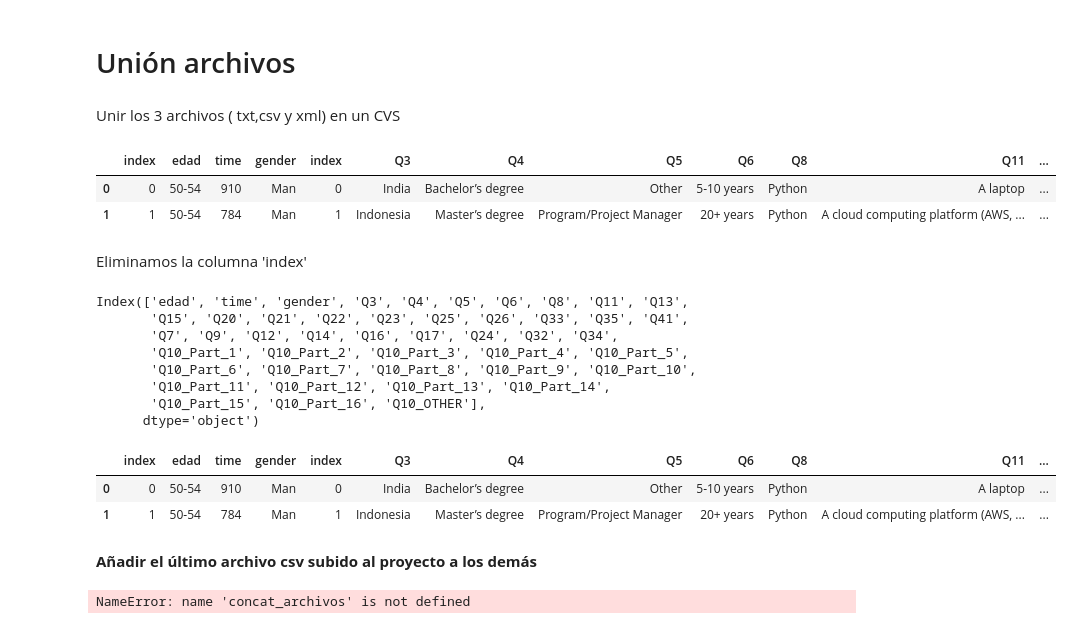
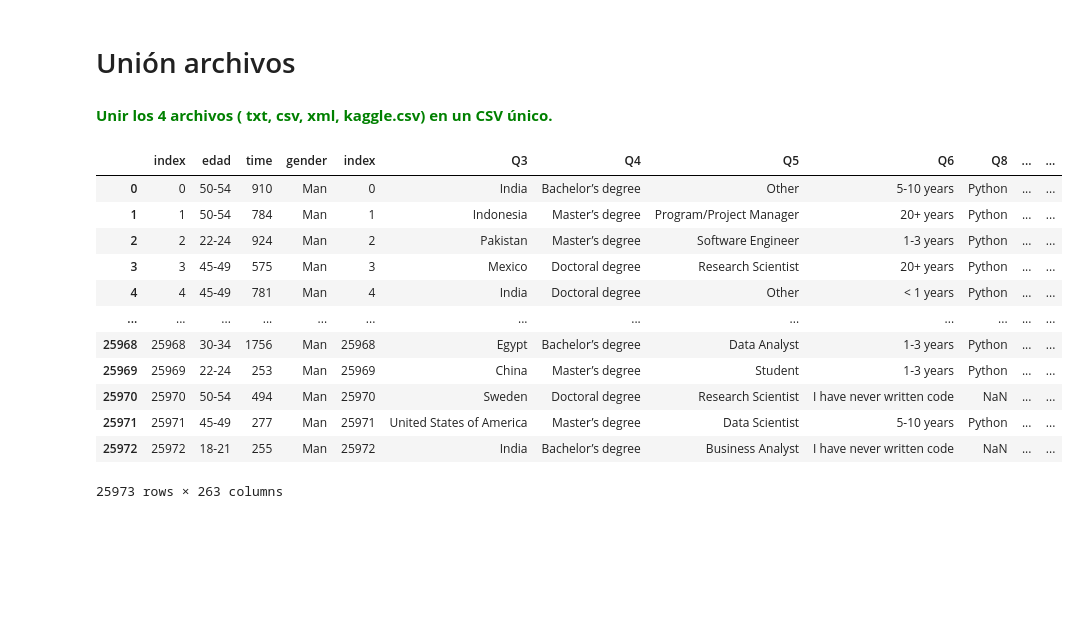
Before and after one commit to Adalab/project-da-promo-A-module-2-team-2, a Jupyter notebook: Proyecto 2.ipynb, the cells around one changed output. Saved outputs shown, nothing was run; the diff lists cells and outputs as text; code cells hidden in the pictures; blank space fills up the shorter version.

```diff
--- a/Proyecto 2.ipynb
+++ b/Proyecto 2.ipynb
@@ -78,3 +79,3 @@ df_xml
 # %%
-archivo_nuevo = pd.read_csv("data_remaning_kaggle.csv")
-archivo_nuevo.head(2)
+archivo_kaggle = pd.read_csv("data_remaning_kaggle.csv")
+archivo_kaggle.head(2)
@@ -93,38 +98,22 @@ print(archivo_csv.shape)
 # %% [markdown]
 # Unión archivos
 # %% [markdown]
-Unir los 3 archivos ( txt,csv y xml) en un CVS
+
+<font color=green>**Unir los 4 archivos ( txt, csv, xml, kaggle.csv) en un CSV único.**</font>
 # %%
-concat_archivos = pd.concat([df_xml, archivo_txt, archivo_csv], axis=1)
-concat_archivos.head(2)
+concat_archivos = pd.concat([df_xml, archivo_txt, archivo_csv, archivo_kaggle], axis=1)
+concat_archivos
 # %% [output]
-|  | index | edad | time | gender | index | Q3 | Q4 | Q5 | Q6 | Q8 | Q11 | ... |
-| 0 | 0 | 50-54 | 910 | Man | 0 | India | Bachelor’s degree | Other | 5-10 years | Python | A laptop | ... |
-| 1 | 1 | 50-54 | 784 | Man | 1 | Indonesia | Master’s degree | Program/Project Manager | 20+ years | Python | A cloud computing platform (AWS, ... | ... |
+|  | index | edad | time | gender | index | Q3 | Q4 | Q5 | Q6 | Q8 | ... | ... |
+| 0 | 0 | 50-54 | 910 | Man | 0 | India | Bachelor’s degree | Other | 5-10 years | Python | ... | ... |
+| 1 | 1 | 50-54 | 784 | Man | 1 | Indonesia | Master’s degree | Program/Project Manager | 20+ years | Python | ... | ... |
+| 2 | 2 | 22-24 | 924 | Man | 2 | Pakistan | Master’s degree | Software Engineer | 1-3 years | Python | ... | ... |
+| 3 | 3 | 45-49 | 575 | Man | 3 | Mexico | Doctoral degree | Research Scientist | 20+ years | Python | ... | ... |
+| 4 | 4 | 45-49 | 781 | Man | 4 | India | Doctoral degree | Other | < 1 years | Python | ... | ... |
+| ... | ... | ... | ... | ... | ... | ... | ... | ... | ... | ... | ... | ... |
+| 25968 | 25968 | 30-34 | 1756 | Man | 25968 | Egypt | Bachelor’s degree | Data Analyst | 1-3 years | Python | ... | ... |
+| 25969 | 25969 | 22-24 | 253 | Man | 25969 | China | Master’s degree | Student | 1-3 years | Python | ... | ... |
+| 25970 | 25970 | 50-54 | 494 | Man | 25970 | Sweden | Doctoral degree | Research Scientist | I have never written code | NaN | ... | ... |
+| 25971 | 25971 | 45-49 | 277 | Man | 25971 | United States of America | Master’s degree | Data Scientist | 5-10 years | Python | ... | ... |
+| 25972 | 25972 | 18-21 | 255 | Man | 25972 | India | Bachelor’s degree | Business Analyst | I have never written code | NaN | ... | ... |
+25973 rows × 263 columns
-# %% [markdown]
-Eliminamos la columna 'index'
-# %%
-del concat_archivos["index"]
-print(concat_archivos.columns)
-# %% [output]
-Index(['edad', 'time', 'gender', 'Q3', 'Q4', 'Q5', 'Q6', 'Q8', 'Q11', 'Q13',
-       'Q15', 'Q20', 'Q21', 'Q22', 'Q23', 'Q25', 'Q26', 'Q33', 'Q35', 'Q41',
-       'Q7', 'Q9', 'Q12', 'Q14', 'Q16', 'Q17', 'Q24', 'Q32', 'Q34',
-       'Q10_Part_1', 'Q10_Part_2', 'Q10_Part_3', 'Q10_Part_4', 'Q10_Part_5',
-       'Q10_Part_6', 'Q10_Part_7', 'Q10_Part_8', 'Q10_Part_9', 'Q10_Part_10',
-       'Q10_Part_11', 'Q10_Part_12', 'Q10_Part_13', 'Q10_Part_14',
-       'Q10_Part_15', 'Q10_Part_16', 'Q10_OTHER'],
-      dtype='object')
-# %%
-concat_archivos.head(2)
-# %% [output]
-|  | index | edad | time | gender | index | Q3 | Q4 | Q5 | Q6 | Q8 | Q11 | ... |
-| 0 | 0 | 50-54 | 910 | Man | 0 | India | Bachelor’s degree | Other | 5-10 years | Python | A laptop | ... |
-| 1 | 1 | 50-54 | 784 | Man | 1 | Indonesia | Master’s degree | Program/Project Manager | 20+ years | Python | A cloud computing platform (AWS, ... | ... |
-# %% [markdown]
-**Añadir el último archivo csv subido al proyecto a los demás**
-# %%
-concat_archivos= pd.concat([concat_archivos, archivo_nuevo], axis=1)
-concat_archivos.head()
-# %% [output]
-NameError: name 'concat_archivos' is not defined
```
Also changed, not shown: parts of 62 cells of this notebook.
